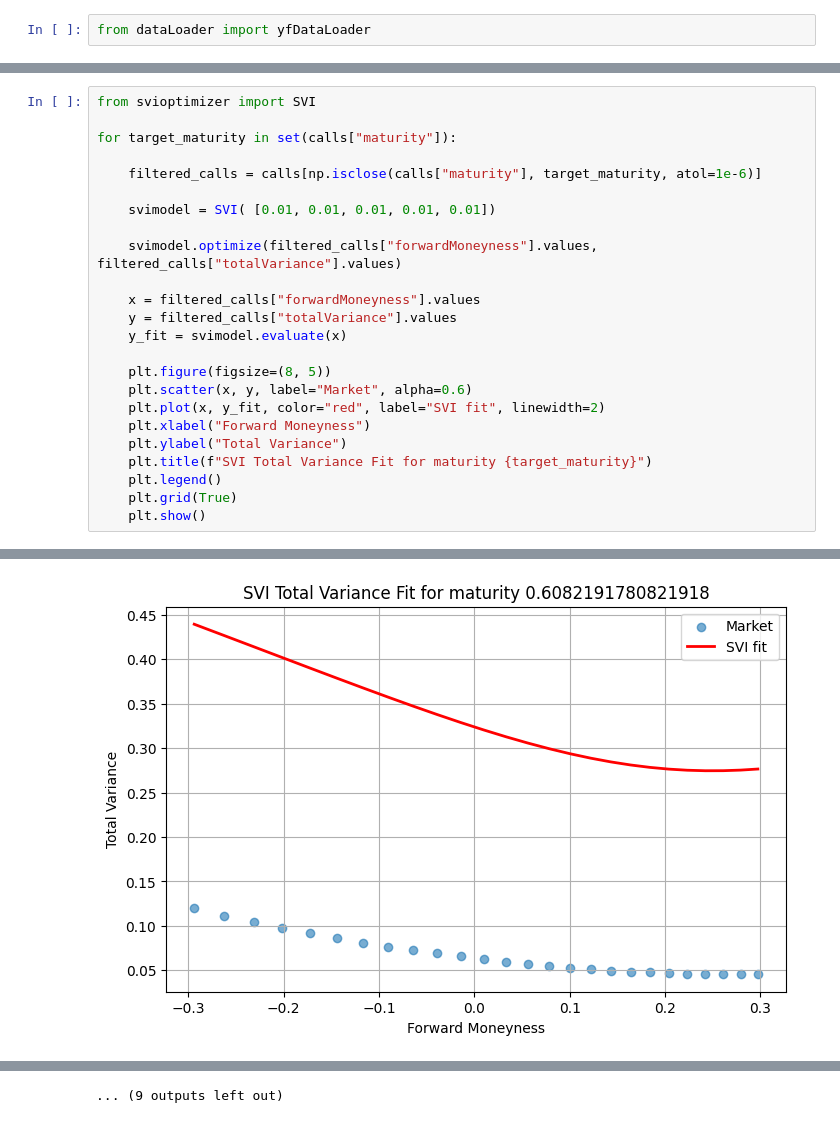
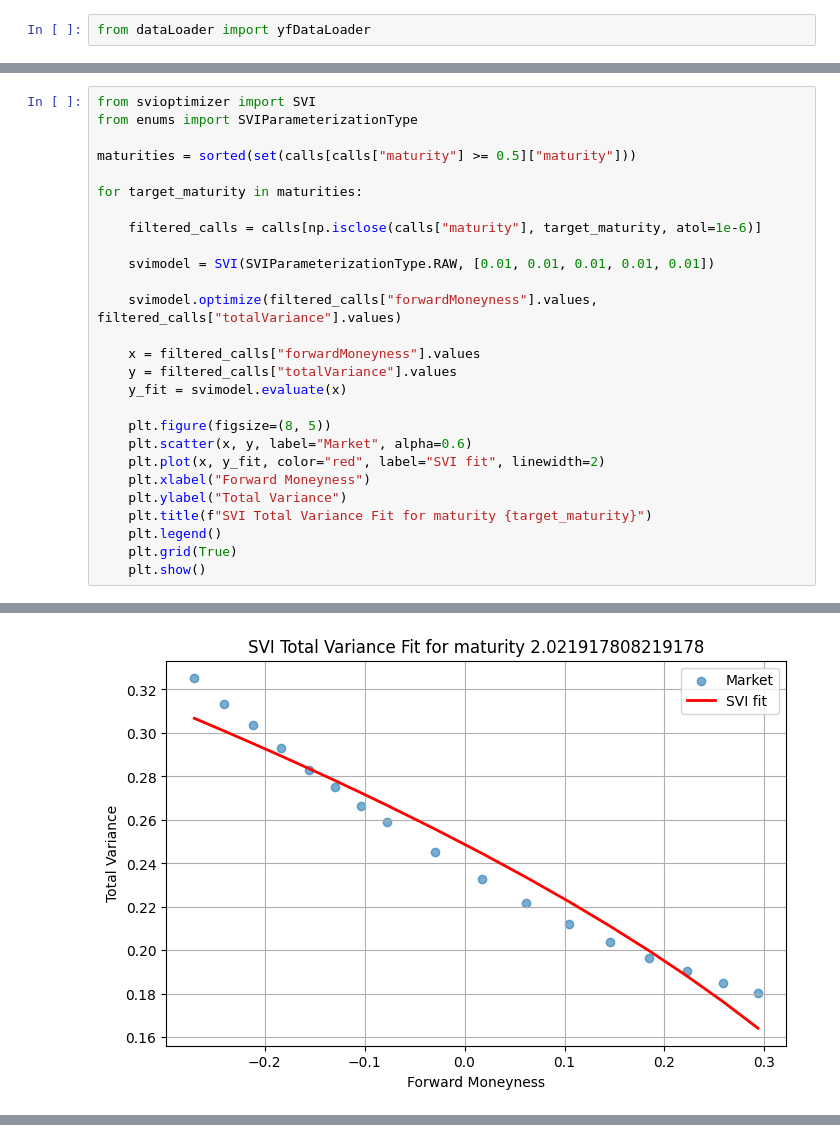
Before and after one commit to mb139619/volatilithings, a Jupyter notebook: main.ipynb, the cells around one changed output, grey strips where cells are left out. Drawn from its saved outputs; the diff is of its cells as text.

Commit message:
enums + parameterization RAW

```diff
--- a/main.ipynb
+++ b/main.ipynb
@@ -54,12 +54,15 @@ for target_maturity in set(calls["maturity"]):
 ... (9 outputs left out)
 # %%
 from svioptimizer import SVI
+from enums import SVIParameterizationType
 
-for target_maturity in set(calls["maturity"]):
+maturities = sorted(set(calls[calls["maturity"] >= 0.5]["maturity"]))
+
+for target_maturity in maturities:
 
     filtered_calls = calls[np.isclose(calls["maturity"], target_maturity, atol=1e-6)]
 
-    svimodel = SVI( [0.01, 0.01, 0.01, 0.01, 0.01])
+    svimodel = SVI(SVIParameterizationType.RAW, [0.01, 0.01, 0.01, 0.01, 0.01])
 
     svimodel.optimize(filtered_calls["forwardMoneyness"].values, filtered_calls["totalVariance"].values)
 
@@ -88 +91 @@ for target_maturity in set(calls["maturity"]):
-[figure, old version]
+[figure, new version]
@@ -92 +92,0 @@ for target_maturity in set(calls["maturity"]):
-... (9 outputs left out)
```
Also changed, not shown: parts of 3 cells of this notebook, 3 other files.
